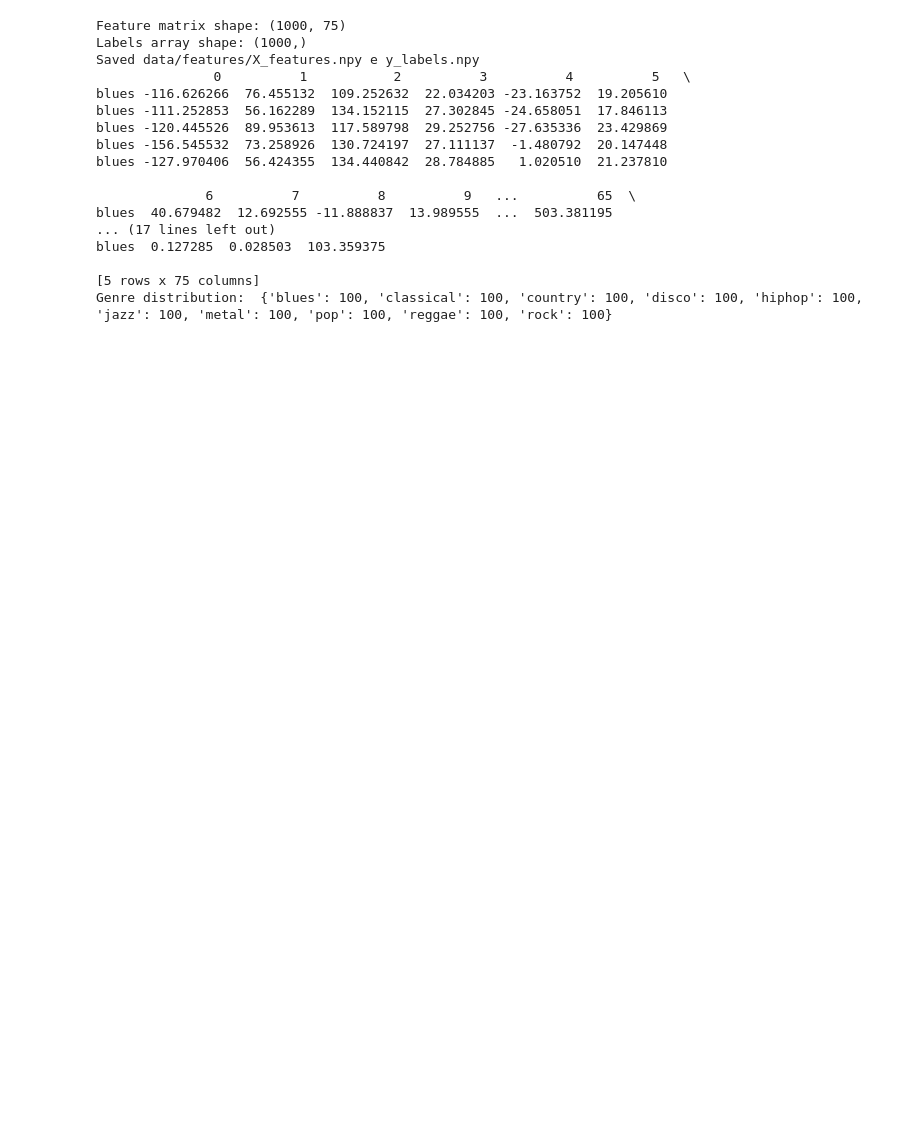
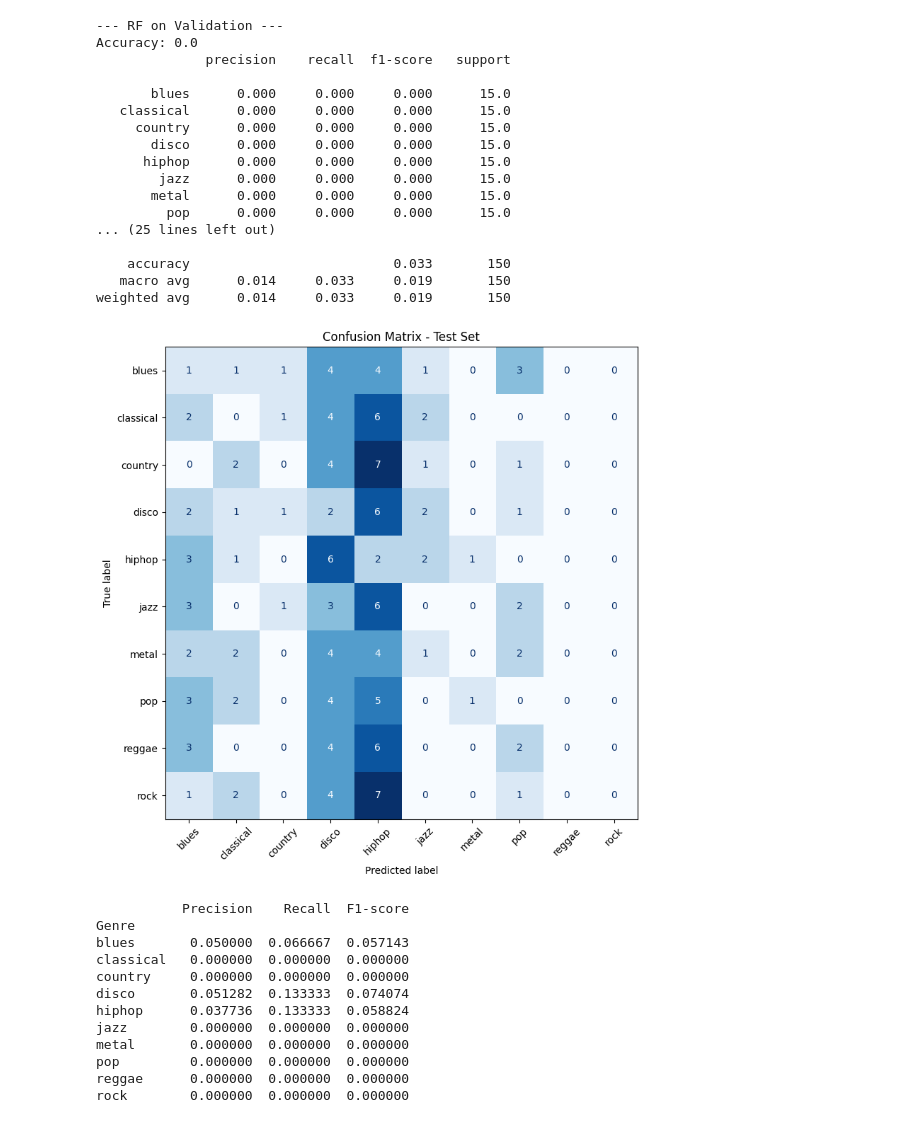
Before and after one commit to RiccardoPeruffo96/GTZAN_Genre_Recognizer, a Jupyter notebook: GTZAN_Project.ipynb, the cells around one changed output. Drawn from its saved outputs; the diff is of its cells as text; code cells hidden in the pictures; blank space fills up the shorter version.

Commit message:
added training, evaluation and inference

```diff
--- a/GTZAN_Project.ipynb
+++ b/GTZAN_Project.ipynb
@@ -12,6 +12,7 @@ DOWNLOAD_MISSING_DATASET = config["download_missing_dataset"]
 GENRES = config["genres"]
 INSTALL_MISSING_LIBRARIES = config["install_missing_libraries"]
 LIBRARIES = config["libraries"]
+RECALCULATE_FEATURES_ALWAYS = config["recalculate_features_always"]
 
 script_path = Path("src")
 script_download_missing_library = os.path.join(script_path, "download_missing_library.py")
@@ -50,17 +51,31 @@ print("Actual directory: ", os.getcwd())
 assert os.path.basename(os.getcwd()) == "GTZAN_Genre_Recognizer", "The script should be starded from root-project folder with GTZAN_Genre_Recognizer name"
 
 # Set data directory
-DATA_DIR = "data\\genres" # default for Windows
+# default for Windows
+DATA_DIR = "data\\genres"
+FEATURES_DIR = "data\\features"
 if os.name == 'posix':  # default for Linux/Mac
     DATA_DIR = "data/genres"
+    FEATURES_DIR = "data/features"
 
 #DATASET_EXTENSION = "au"
 
 # STEP 3: Run all the notebooks in sequence
-%run notebooks/01_data_setup.ipynb ##TODO: Test download_data.py and invoke it when dataset is not valid (priority very-low)
-%run notebooks/02_features.ipynb
-#%run 03_training.ipynb
-#%run 04_evaluation.ipynb
+##TODO: Test download_data.py and invoke it when dataset is not valid (priority very-low)
+%run notebooks/01_data_setup.ipynb    # Prepare Dataset
+
+FEATURES_FILE_NAME = "X_features.npy"
+LABELS_FILE_NAME = "y_labels.npy"
+if RECALCULATE_FEATURES_ALWAYS or (not os.path.exists(os.path.join(FEATURES_DIR, FEATURES_FILE_NAME)) and not os.path.exists(os.path.join(FEATURES_DIR, LABELS_FILE_NAME))): # Check configuration RECALCULATE_FEATURES_ALWAYS == True or if features already exist
+    %run notebooks/02_features.ipynb  # Feature Extraction
+else:
+    print(f"Found {DATA_DIR}/{FEATURES_FILE_NAME} and {LABELS_FILE_NAME}, skipping notebooks/02_features.ipynb")
+
+%run notebooks/03_training.ipynb      # Training and Model Selection
+
+%run notebooks/04_evaluation.ipynb    # Final Evaluation on Test Set
+
+%run notebooks/05_inference.ipynb     # Inference on New Audio Files
 # %% [output]
 Find install_missing_libraries = True in config.json
 Missing libraries will be installed automatically
@@ -83,17 +97,30 @@ Total tracks: 1000
-Feature matrix shape: (1000, 75)
-Labels array shape: (1000,)
-Saved data/features/X_features.npy e y_labels.npy
-               0          1           2          3          4          5   \
-blues -116.626266  76.455132  109.252632  22.034203 -23.163752  19.205610
-blues -111.252853  56.162289  134.152115  27.302845 -24.658051  17.846113
-blues -120.445526  89.953613  117.589798  29.252756 -27.635336  23.429869
-blues -156.545532  73.258926  130.724197  27.111137  -1.480792  20.147448
-blues -127.970406  56.424355  134.440842  28.784885   1.020510  21.237810
+--- RF on Validation ---
+Accuracy: 0.0
+              precision    recall  f1-score   support
 
-              6          7          8          9   ...          65  \
-blues  40.679482  12.692555 -11.888837  13.989555  ...  503.381195
-... (17 lines left out)
-blues  0.127285  0.028503  103.359375
+       blues      0.000     0.000     0.000      15.0
+   classical      0.000     0.000     0.000      15.0
+     country      0.000     0.000     0.000      15.0
+       disco      0.000     0.000     0.000      15.0
+      hiphop      0.000     0.000     0.000      15.0
+        jazz      0.000     0.000     0.000      15.0
+       metal      0.000     0.000     0.000      15.0
+         pop      0.000     0.000     0.000      15.0
+... (25 lines left out)
 
-[5 rows x 75 columns]
-Genre distribution:  {'blues': 100, 'classical': 100, 'country': 100, 'disco': 100, 'hiphop': 100, 'jazz': 100, 'metal': 100, 'pop': 100, 'reggae': 100, 'rock': 100}
+    accuracy                          0.033       150
+   macro avg      0.014     0.033     0.019       150
+weighted avg      0.014     0.033     0.019       150
+[figure, added]
+           Precision    Recall  F1-score
+Genre
+blues       0.050000  0.066667  0.057143
+classical   0.000000  0.000000  0.000000
+country     0.000000  0.000000  0.000000
+disco       0.051282  0.133333  0.074074
+hiphop      0.037736  0.133333  0.058824
+jazz        0.000000  0.000000  0.000000
+metal       0.000000  0.000000  0.000000
+pop         0.000000  0.000000  0.000000
+reggae      0.000000  0.000000  0.000000
+rock        0.000000  0.000000  0.000000
```
Also changed, not shown: parts of 1 cell of this notebook, 4 other files.
